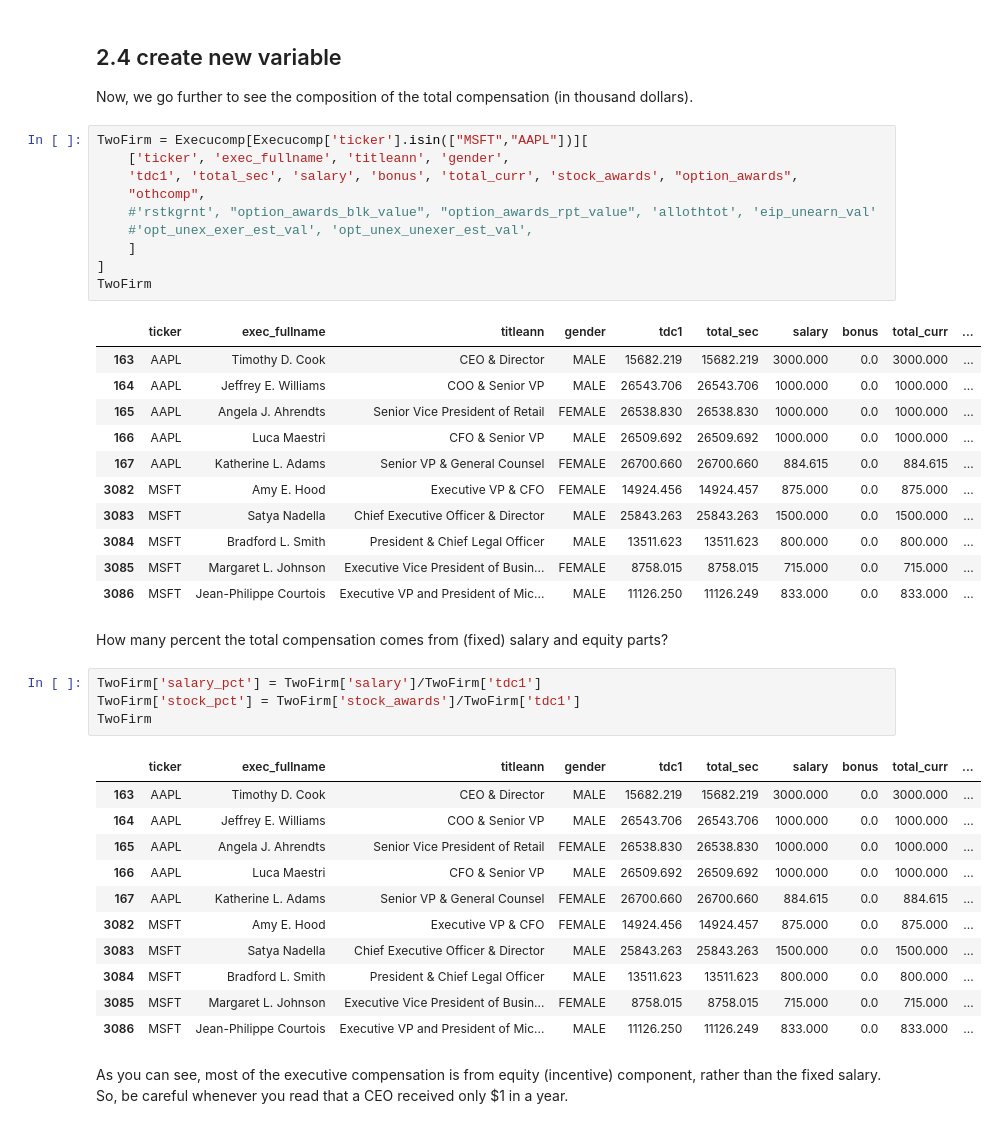
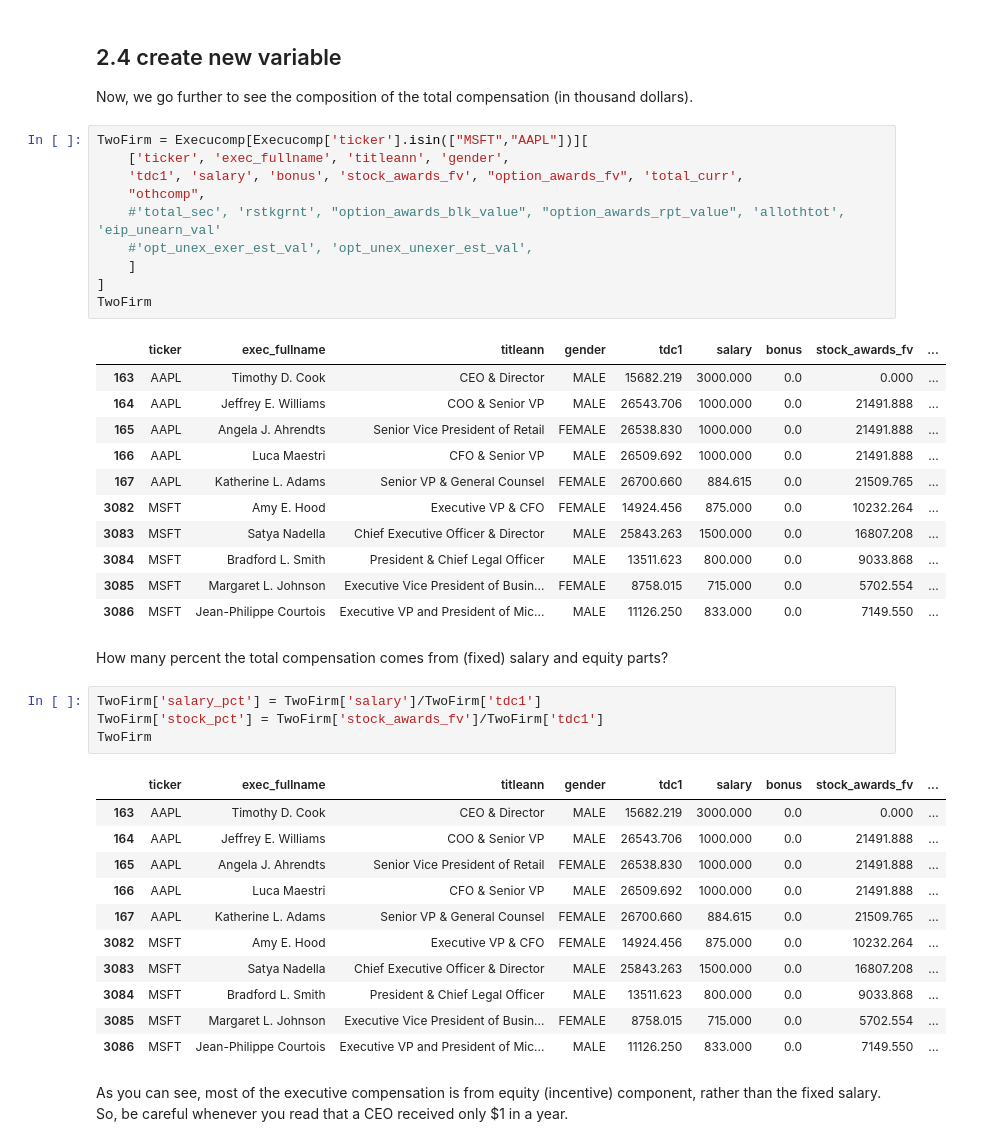
Before and after one commit to diengiau/py18plus, a Jupyter notebook: 11_execucomp.ipynb, the cells around one changed output. Drawn from its saved outputs; the diff is of its cells as text.

Commit message:
fix measures with fair_value value

```diff
--- a/11_execucomp.ipynb
+++ b/11_execucomp.ipynb
@@ -133,43 +133,43 @@ Now, we go further to see the composition of the total compensation (in thousand
 # %%
 TwoFirm = Execucomp[Execucomp['ticker'].isin(["MSFT","AAPL"])][
     ['ticker', 'exec_fullname', 'titleann', 'gender',
-    'tdc1', 'total_sec', 'salary', 'bonus', 'total_curr', 'stock_awards', "option_awards",
+    'tdc1', 'salary', 'bonus', 'stock_awards_fv', "option_awards_fv", 'total_curr',
     "othcomp",
-    #'rstkgrnt', "option_awards_blk_value", "option_awards_rpt_value", 'allothtot', 'eip_unearn_val'
+    #'total_sec', 'rstkgrnt', "option_awards_blk_value", "option_awards_rpt_value", 'allothtot', 'eip_unearn_val'
     #'opt_unex_exer_est_val', 'opt_unex_unexer_est_val',
     ]
 ]
 TwoFirm
 # %% [output]
-|  | ticker | exec_fullname | titleann | gender | tdc1 | total_sec | salary | bonus | total_curr | ... |
-| 163 | AAPL | Timothy D. Cook | CEO & Director | MALE | 15682.219 | 15682.219 | 3000.000 | 0.0 | 3000.000 | ... |
-| 164 | AAPL | Jeffrey E. Williams | COO & Senior VP | MALE | 26543.706 | 26543.706 | 1000.000 | 0.0 | 1000.000 | ... |
-| 165 | AAPL | Angela J. Ahrendts | Senior Vice President of Retail | FEMALE | 26538.830 | 26538.830 | 1000.000 | 0.0 | 1000.000 | ... |
-| 166 | AAPL | Luca Maestri | CFO & Senior VP | MALE | 26509.692 | 26509.692 | 1000.000 | 0.0 | 1000.000 | ... |
-| 167 | AAPL | Katherine L. Adams | Senior VP & General Counsel | FEMALE | 26700.660 | 26700.660 | 884.615 | 0.0 | 884.615 | ... |
-| 3082 | MSFT | Amy E. Hood | Executive VP & CFO | FEMALE | 14924.456 | 14924.457 | 875.000 | 0.0 | 875.000 | ... |
-| 3083 | MSFT | Satya Nadella | Chief Executive Officer & Director | MALE | 25843.263 | 25843.263 | 1500.000 | 0.0 | 1500.000 | ... |
-| 3084 | MSFT | Bradford L. Smith | President & Chief Legal Officer | MALE | 13511.623 | 13511.623 | 800.000 | 0.0 | 800.000 | ... |
-| 3085 | MSFT | Margaret L. Johnson | Executive Vice President of Busin... | FEMALE | 8758.015 | 8758.015 | 715.000 | 0.0 | 715.000 | ... |
-| 3086 | MSFT | Jean-Philippe Courtois | Executive VP and President of Mic... | MALE | 11126.250 | 11126.249 | 833.000 | 0.0 | 833.000 | ... |
+|  | ticker | exec_fullname | titleann | gender | tdc1 | salary | bonus | stock_awards_fv | ... |
+| 163 | AAPL | Timothy D. Cook | CEO & Director | MALE | 15682.219 | 3000.000 | 0.0 | 0.000 | ... |
+| 164 | AAPL | Jeffrey E. Williams | COO & Senior VP | MALE | 26543.706 | 1000.000 | 0.0 | 21491.888 | ... |
+| 165 | AAPL | Angela J. Ahrendts | Senior Vice President of Retail | FEMALE | 26538.830 | 1000.000 | 0.0 | 21491.888 | ... |
+| 166 | AAPL | Luca Maestri | CFO & Senior VP | MALE | 26509.692 | 1000.000 | 0.0 | 21491.888 | ... |
+| 167 | AAPL | Katherine L. Adams | Senior VP & General Counsel | FEMALE | 26700.660 | 884.615 | 0.0 | 21509.765 | ... |
+| 3082 | MSFT | Amy E. Hood | Executive VP & CFO | FEMALE | 14924.456 | 875.000 | 0.0 | 10232.264 | ... |
+| 3083 | MSFT | Satya Nadella | Chief Executive Officer & Director | MALE | 25843.263 | 1500.000 | 0.0 | 16807.208 | ... |
+| 3084 | MSFT | Bradford L. Smith | President & Chief Legal Officer | MALE | 13511.623 | 800.000 | 0.0 | 9033.868 | ... |
+| 3085 | MSFT | Margaret L. Johnson | Executive Vice President of Busin... | FEMALE | 8758.015 | 715.000 | 0.0 | 5702.554 | ... |
+| 3086 | MSFT | Jean-Philippe Courtois | Executive VP and President of Mic... | MALE | 11126.250 | 833.000 | 0.0 | 7149.550 | ... |
 # %% [markdown]
 How many percent the total compensation comes from (fixed) salary and equity parts?
 # %%
 TwoFirm['salary_pct'] = TwoFirm['salary']/TwoFirm['tdc1']
-TwoFirm['stock_pct'] = TwoFirm['stock_awards']/TwoFirm['tdc1']
+TwoFirm['stock_pct'] = TwoFirm['stock_awards_fv']/TwoFirm['tdc1']
 TwoFirm
 # %% [output]
-|  | ticker | exec_fullname | titleann | gender | tdc1 | total_sec | salary | bonus | total_curr | ... |
-| 163 | AAPL | Timothy D. Cook | CEO & Director | MALE | 15682.219 | 15682.219 | 3000.000 | 0.0 | 3000.000 | ... |
-| 164 | AAPL | Jeffrey E. Williams | COO & Senior VP | MALE | 26543.706 | 26543.706 | 1000.000 | 0.0 | 1000.000 | ... |
-| 165 | AAPL | Angela J. Ahrendts | Senior Vice President of Retail | FEMALE | 26538.830 | 26538.830 | 1000.000 | 0.0 | 1000.000 | ... |
-| 166 | AAPL | Luca Maestri | CFO & Senior VP | MALE | 26509.692 | 26509.692 | 1000.000 | 0.0 | 1000.000 | ... |
-| 167 | AAPL | Katherine L. Adams | Senior VP & General Counsel | FEMALE | 26700.660 | 26700.660 | 884.615 | 0.0 | 884.615 | ... |
-| 3082 | MSFT | Amy E. Hood | Executive VP & CFO | FEMALE | 14924.456 | 14924.457 | 875.000 | 0.0 | 875.000 | ... |
-| 3083 | MSFT | Satya Nadella | Chief Executive Officer & Director | MALE | 25843.263 | 25843.263 | 1500.000 | 0.0 | 1500.000 | ... |
-| 3084 | MSFT | Bradford L. Smith | President & Chief Legal Officer | MALE | 13511.623 | 13511.623 | 800.000 | 0.0 | 800.000 | ... |
-| 3085 | MSFT | Margaret L. Johnson | Executive Vice President of Busin... | FEMALE | 8758.015 | 8758.015 | 715.000 | 0.0 | 715.000 | ... |
-| 3086 | MSFT | Jean-Philippe Courtois | Executive VP and President of Mic... | MALE | 11126.250 | 11126.249 | 833.000 | 0.0 | 833.000 | ... |
+|  | ticker | exec_fullname | titleann | gender | tdc1 | salary | bonus | stock_awards_fv | ... |
+| 163 | AAPL | Timothy D. Cook | CEO & Director | MALE | 15682.219 | 3000.000 | 0.0 | 0.000 | ... |
+| 164 | AAPL | Jeffrey E. Williams | COO & Senior VP | MALE | 26543.706 | 1000.000 | 0.0 | 21491.888 | ... |
+| 165 | AAPL | Angela J. Ahrendts | Senior Vice President of Retail | FEMALE | 26538.830 | 1000.000 | 0.0 | 21491.888 | ... |
+| 166 | AAPL | Luca Maestri | CFO & Senior VP | MALE | 26509.692 | 1000.000 | 0.0 | 21491.888 | ... |
+| 167 | AAPL | Katherine L. Adams | Senior VP & General Counsel | FEMALE | 26700.660 | 884.615 | 0.0 | 21509.765 | ... |
+| 3082 | MSFT | Amy E. Hood | Executive VP & CFO | FEMALE | 14924.456 | 875.000 | 0.0 | 10232.264 | ... |
+| 3083 | MSFT | Satya Nadella | Chief Executive Officer & Director | MALE | 25843.263 | 1500.000 | 0.0 | 16807.208 | ... |
+| 3084 | MSFT | Bradford L. Smith | President & Chief Legal Officer | MALE | 13511.623 | 800.000 | 0.0 | 9033.868 | ... |
+| 3085 | MSFT | Margaret L. Johnson | Executive Vice President of Busin... | FEMALE | 8758.015 | 715.000 | 0.0 | 5702.554 | ... |
+| 3086 | MSFT | Jean-Philippe Courtois | Executive VP and President of Mic... | MALE | 11126.250 | 833.000 | 0.0 | 7149.550 | ... |
 # %% [markdown]
 As you can see, most of the executive compensation is from equity (incentive) component, rather than the fixed salary. So, be careful whenever you read that a CEO received only $1 in a year.
 # %% [markdown]
```
Also changed, not shown: parts of 3 cells of this notebook.
